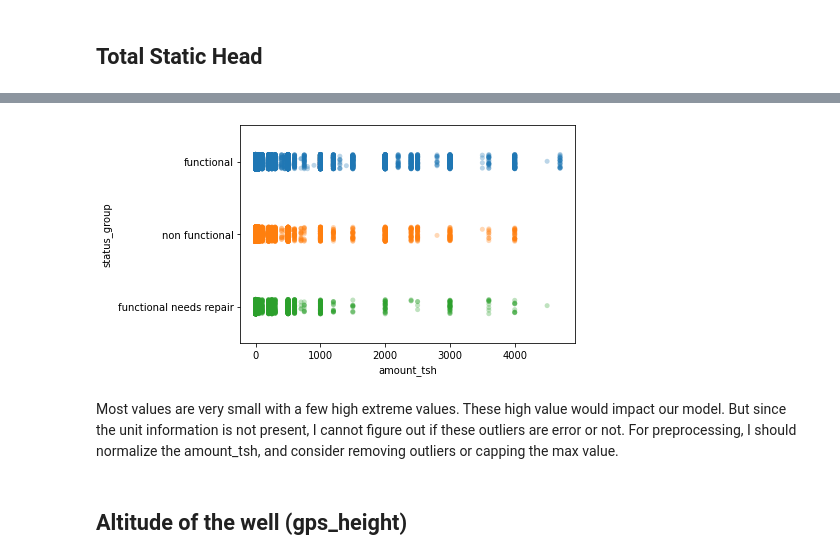
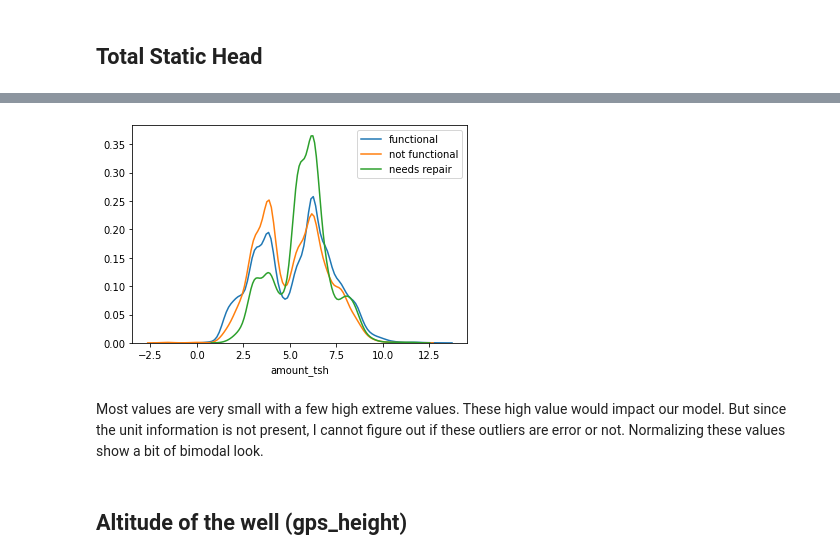
Before and after one commit to stereopickle/Tanzanian_water_pump_classificationn, a Jupyter notebook: 020.Exploratory_Data_Analysis.ipynb, the cells around one changed output, grey strips where cells are left out. Cells and saved outputs as stored; diff of their text form; code cells hidden in the pictures.

Commit message:
added more features and base model

```diff
--- a/020.Exploratory_Data_Analysis.ipynb
+++ b/020.Exploratory_Data_Analysis.ipynb
@@ -75,11 +75,18 @@ plt.show()
-# %%
-sns.stripplot(x = 'amount_tsh', y = 'status_group', data = df[df.amount_tsh < 5000],
-             alpha = 0.3)
-plt.show()
-# %% [output]
-[figure, removed]
+# %%
+tmp = df[df.amount_tsh!=0]
+sns.distplot(np.log(tmp[tmp.status_group == 'functional'].amount_tsh), hist = False,
+            label='functional')
+sns.distplot(np.log(tmp[tmp.status_group == 'non functional'].amount_tsh), hist = False,
+            label = 'not functional')
+sns.distplot(np.log(tmp[tmp.status_group == 'functional needs repair'].amount_tsh), hist = False,
+            label = 'needs repair')
+
+plt.legend(bbox_to_anchor = [1, 1])
+plt.show()
+# %% [output]
+[figure, added]
 # %% [markdown]
-Most values are very small with a few high extreme values. These high value would impact our model. But since the unit information is not present, I cannot figure out if these outliers are error or not. For preprocessing, I should normalize the amount_tsh, and consider removing outliers or capping the max value.
+Most values are very small with a few high extreme values. These high value would impact our model. But since the unit information is not present, I cannot figure out if these outliers are error or not. Normalizing these values show a bit of bimodal look.
 # %% [markdown]
 ## Altitude of the well (gps_height)
 # %%
```
Also changed, not shown: parts of 54 cells of this notebook.
